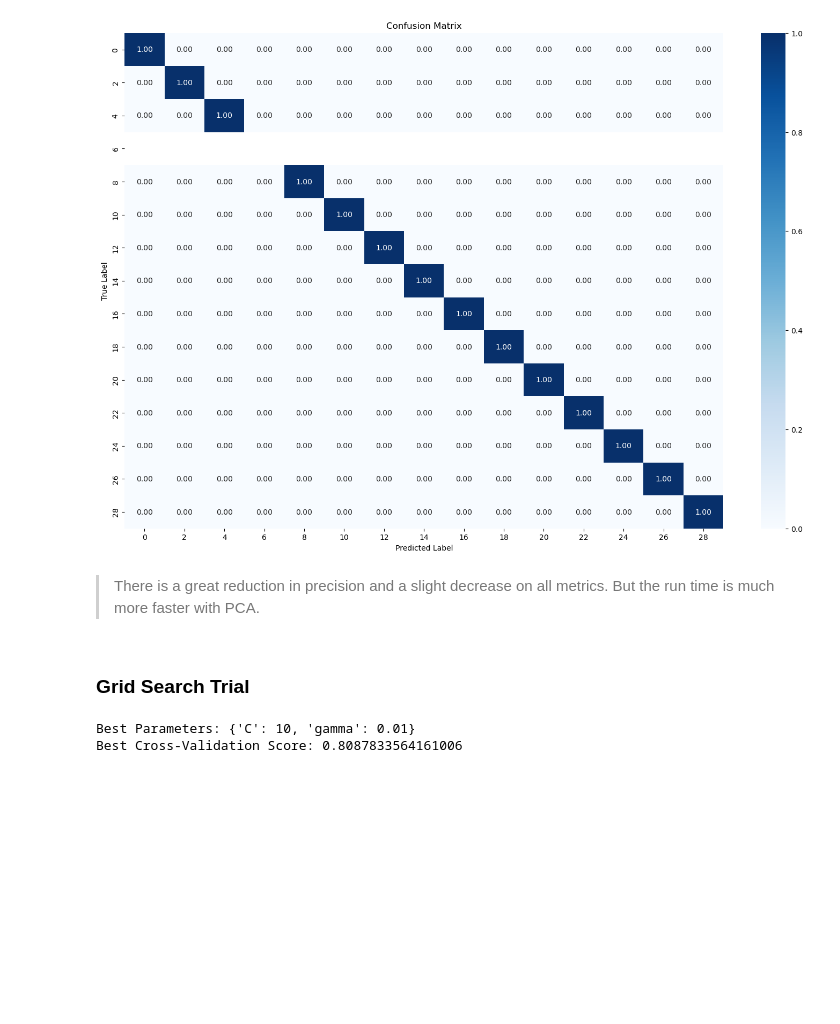
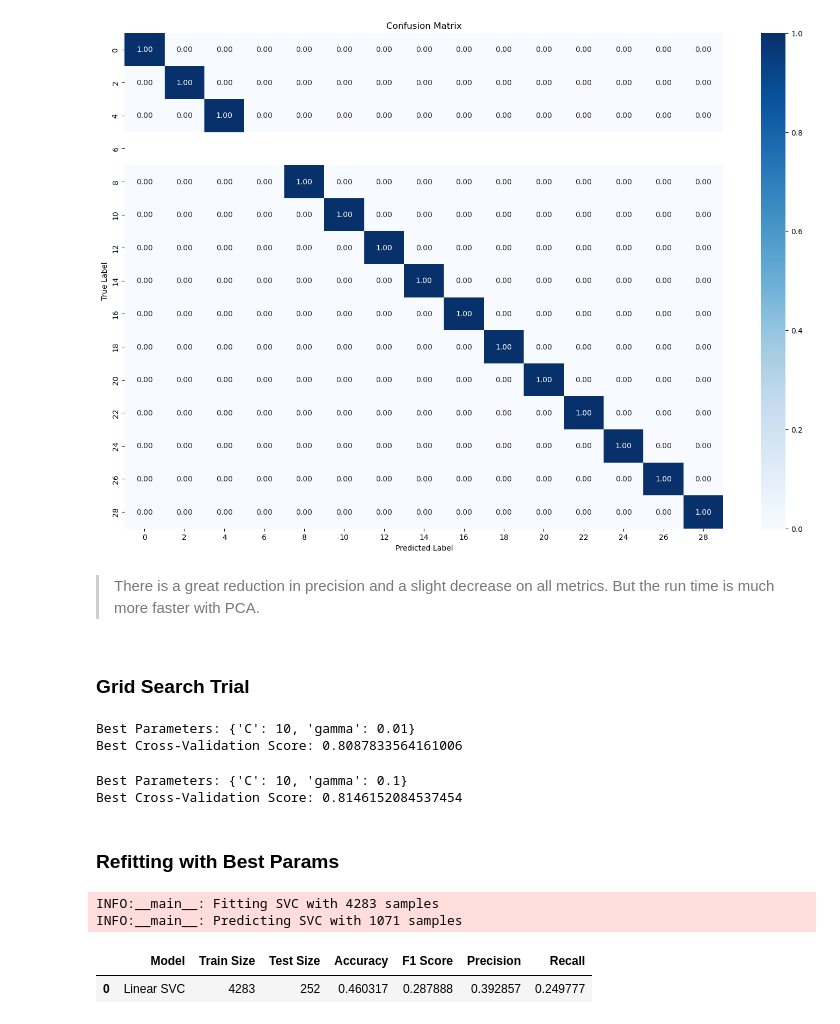
Before and after one commit to data666/Anomaly-Detection-in-Industrial-Inspection, a Jupyter notebook: supervised_learning_stage/pca_svm_1.ipynb, the cells around one changed output. Cells and saved outputs as stored; diff of their text form; code cells hidden in the pictures; blank space fills up the shorter version.

```diff
--- a/supervised_learning_stage/pca_svm_1.ipynb
+++ b/supervised_learning_stage/pca_svm_1.ipynb
@@ -327,10 +329,30 @@ Best Cross-Validation Score: 0.8087833564161006
 # %%
 ## Original Data
 # %%
-grid_search = GridSearchCV(model, param_grid, cv=5, scoring='accuracy', n_jobs=-1)
+from sklearn.model_selection import RandomizedSearchCV
+param_grid = {
+    'C': [1, 10],
+    'gamma': [0.1, 1],
+}
+grid_search = GridSearchCV(model, param_grid, cv=5, scoring='accuracy')
 grid_search.fit(x_train_reshaped, y_train)
 
 best_params = grid_search.best_params_
 best_score = grid_search.best_score_
 print("Best Parameters:", best_params)
 print("Best Cross-Validation Score:", best_score)
+# %% [output]
+Best Parameters: {'C': 10, 'gamma': 0.1}
+Best Cross-Validation Score: 0.8146152084537454
+# %% [markdown]
+### Refitting with Best Params
+# %%
+# PCA transformed data
+svm_model = SVC(kernel='linear', C=10, gamma=0.1)
+svm_model, preds = train_predict_pipe(x_train_transformed, y_train, x_test_transformed, svm_model)
+_report_metrics_subset(y_test, y_train, preds, 'Linear SVC', DEFECTIVE)
+# %% [output]
+INFO:__main__: Fitting SVC with 4283 samples
+INFO:__main__: Predicting SVC with 1071 samples
+|  | Model | Train Size | Test Size | Accuracy | F1 Score | Precision | Recall |
+| 0 | Linear SVC | 4283 | 252 | 0.460317 | 0.287888 | 0.392857 | 0.249777 |
```
Also changed, not shown: parts of 5 cells of this notebook, 1 other file.
